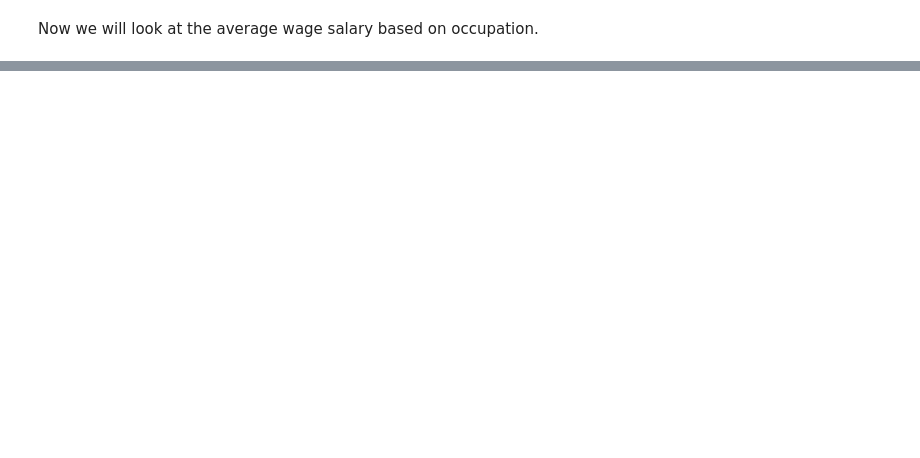
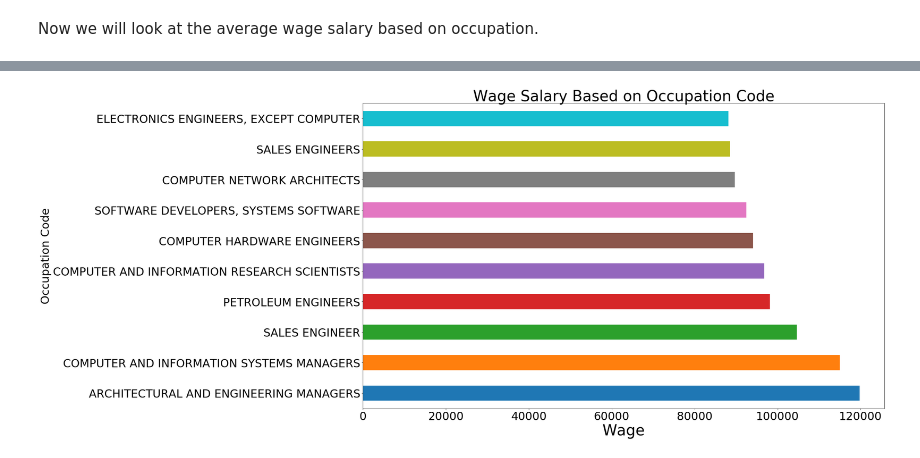
Before and after one commit to hirad-p/h1b-analysis, a Jupyter notebook: analysis.ipynb, the cells around one changed output, grey strips where cells are left out. Saved outputs shown, nothing was run; the diff lists cells and outputs as text; code cells hidden in the pictures; blank space fills up the shorter version.

```diff
--- a/analysis.ipynb
+++ b/analysis.ipynb
@@ -501,11 +565,19 @@ ax.yaxis.set_tick_params(labelsize=30)
 # %%
 dFrame = h1b_frame[(h1b_frame['PREVAILING_WAGE'] < 400000) & (h1b_frame['CASE_STATUS'] == 'CERTIFIED')]
-dFrame = dFrame.groupby('JOB_TITLE')['PREVAILING_WAGE'].mean().nlargest(20)
+
+value_counts = dFrame['SOC_NAME'].value_counts()
+to_remove = value_counts[value_counts <= 20].index
+dFrame['SOC_NAME'].replace(to_remove, np.nan, inplace=True)
+
+dFrame = dFrame[dFrame['SOC_NAME'].str.contains("ENGINEER|PROGRAM|SOFTWARE|DATA|COMPUTER", na=False)]
+dFrame = dFrame.groupby('SOC_NAME')['PREVAILING_WAGE'].median().nlargest(10)
 
 ax = plt.subplot(111)
 dFrame.plot(kind='barh', figsize=(25, 15), ax=ax);
 ax.set_xlabel('Wage', size = 40)
-ax.set_ylabel('Job Title', size = 30)
-ax.set_title('Wage Salary Based on Job Title', size = 40)
+ax.set_ylabel('Occupation Code', size = 30)
+ax.set_title('Wage Salary Based on Occupation Code', size = 40)
 ax.xaxis.set_tick_params(labelsize=30)
 ax.yaxis.set_tick_params(labelsize=30)
+# %% [output]
+[figure, added]
```
Also changed, not shown: parts of 12 cells of this notebook.
